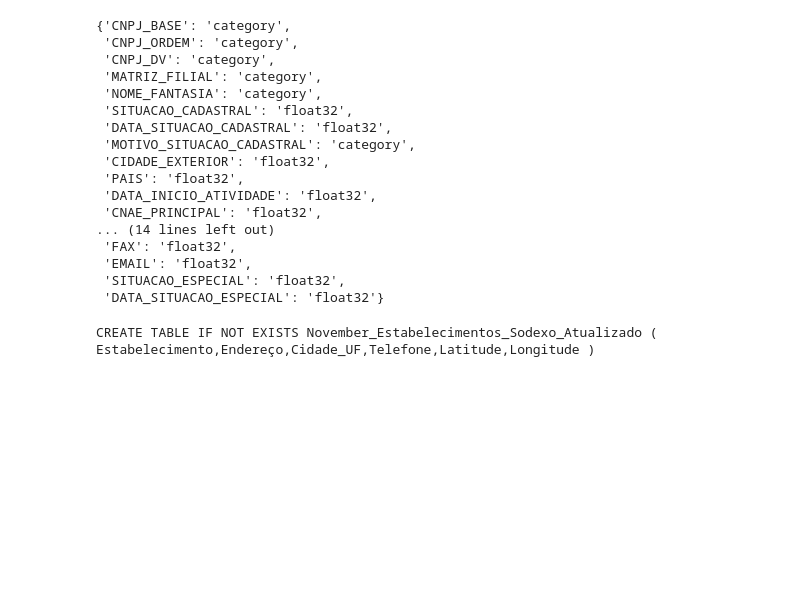
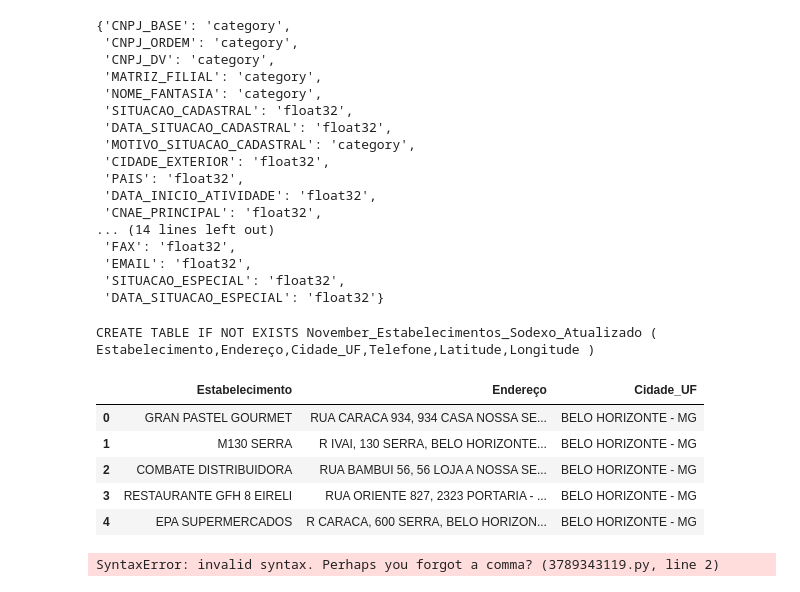
Before and after one commit to gustavolopesmartins/Manipulacao_Arquivos_Python, a Jupyter notebook: NOTEBOOK_TESTES.ipynb, the cells around one changed output. Cells and saved outputs as stored; diff of their text form; code cells hidden in the pictures; blank space fills up the shorter version.

Commit message:
.
Signed-off-by: gustavolopesmartins <gustavolopes.br@abrasel.com.br>

```diff
--- a/NOTEBOOK_TESTES.ipynb
+++ b/NOTEBOOK_TESTES.ipynb
@@ -264,3 +264,13 @@ def SELECT_WHERE(campo:str = '*' ,tabela:str = table_names[0], where:str = table
         print(row)
 # %%
 SELECT_WHERE()
+# %%
+dadosben = pd.read_excel(r"C:\Users\ABRASEL NACIONAL\Documents\CNPJ_PROGRAMATICA\Painel_Leads\BaseCsv\ATUALIZADO_November_Estabelecimentos_Sodexo.xlsx", usecols=['Estabelecimento','Endereço','Cidade_UF'])
+dadosben.head()
+# %% [output]
+|  | Estabelecimento | Endereço | Cidade_UF |
+| 0 | GRAN PASTEL GOURMET | RUA CARACA 934, 934 CASA NOSSA SE... | BELO HORIZONTE - MG |
+| 1 | M130 SERRA | R IVAI, 130 SERRA, BELO HORIZONTE... | BELO HORIZONTE - MG |
+| 2 | COMBATE DISTRIBUIDORA | RUA BAMBUI 56, 56 LOJA A NOSSA SE... | BELO HORIZONTE - MG |
+| 3 | RESTAURANTE GFH 8 EIRELI | RUA ORIENTE 827, 2323 PORTARIA - ... | BELO HORIZONTE - MG |
+| 4 | EPA SUPERMERCADOS | R CARACA, 600 SERRA, BELO HORIZON... | BELO HORIZONTE - MG |
@@ -266,0 +290,5 @@ SELECT_WHERE()
+# %%
+
+dadosben.to_csv('basecomparacao_cartoes.csv', mode='a', index=False)
+# %% [output]
+SyntaxError: invalid syntax. Perhaps you forgot a comma? (3789343119.py, line 2)
```
Also changed, not shown: parts of 5 cells of this notebook.
